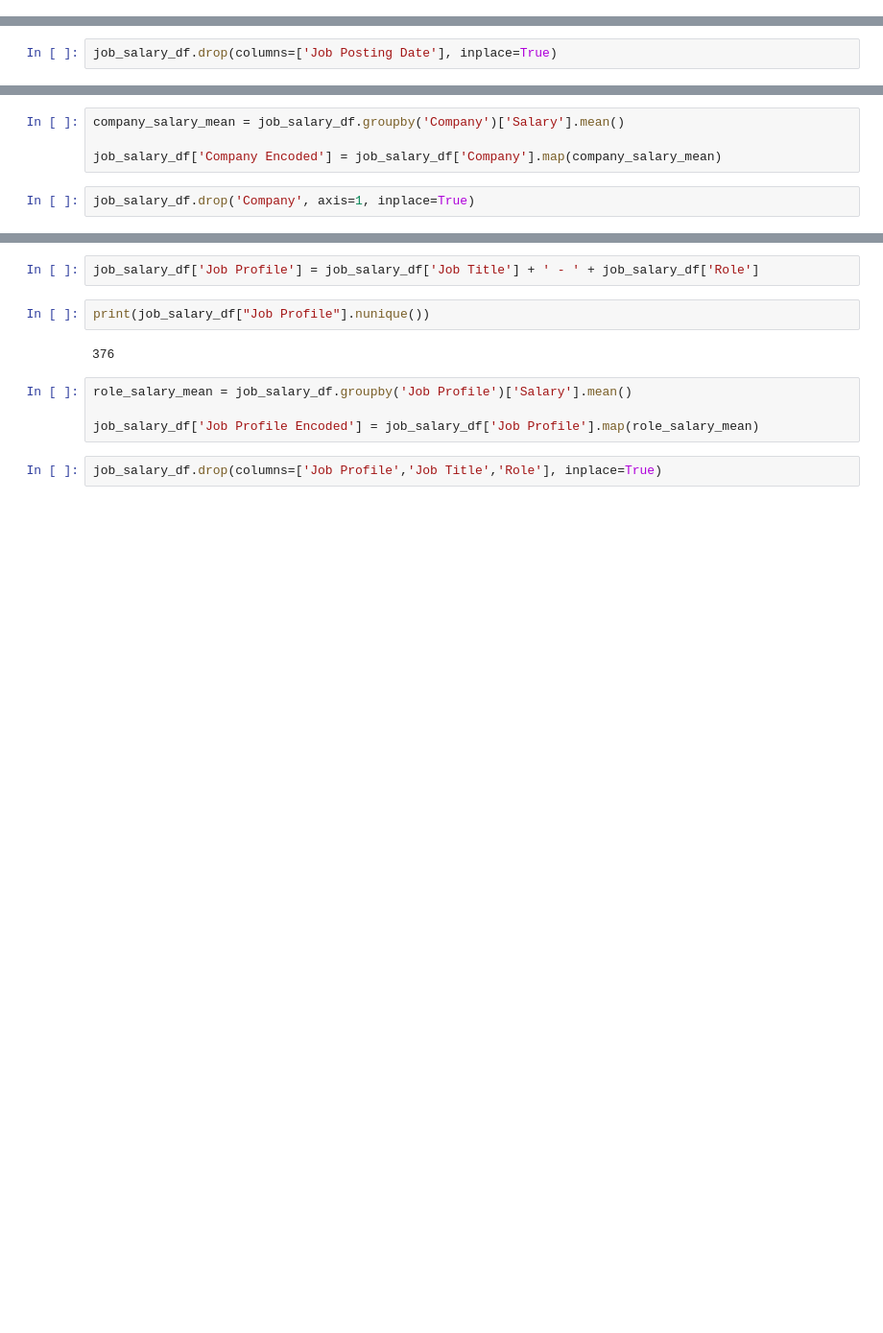
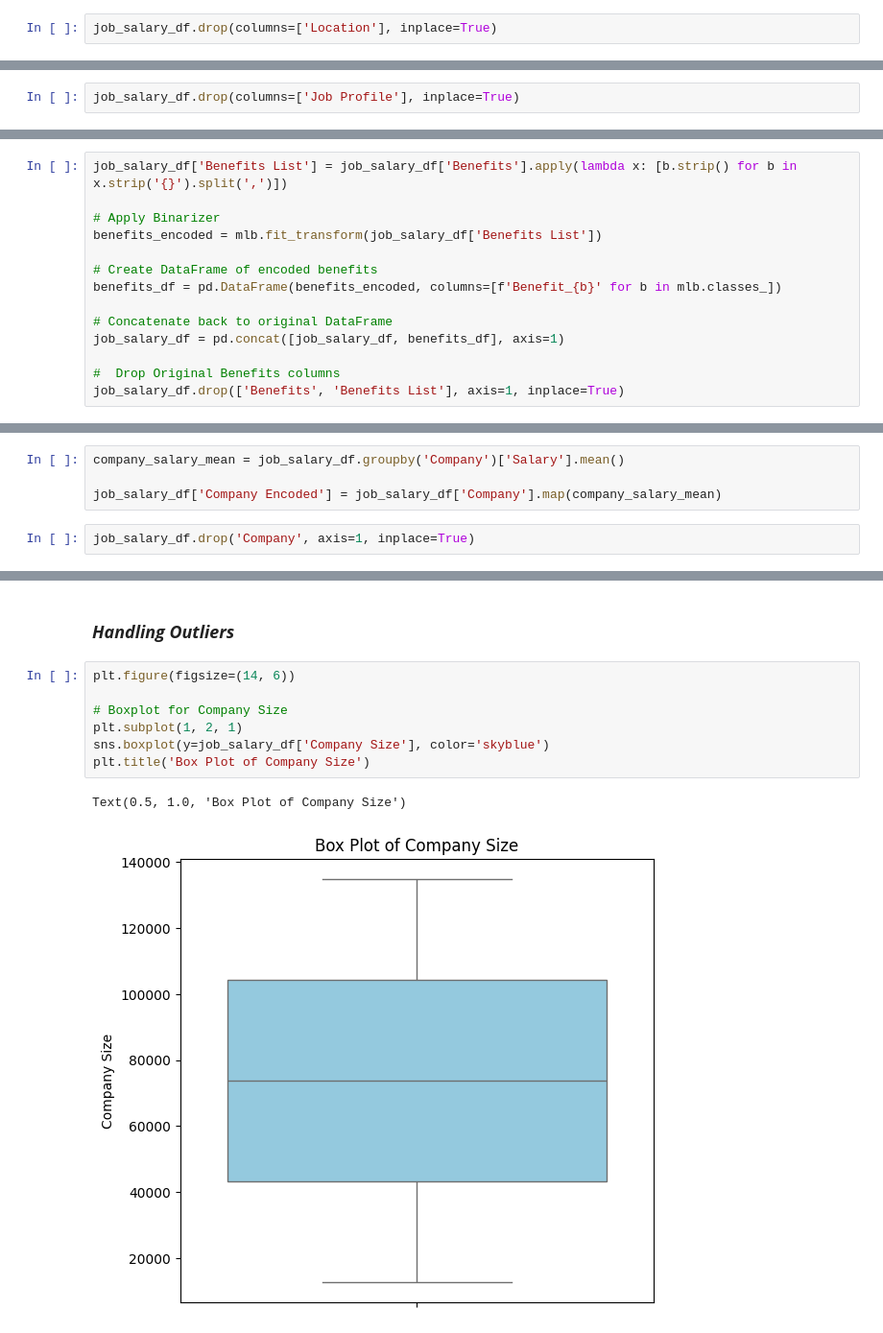
Before and after one commit to Ebio-Raza/Job-Salary-Prediction-Model, a Jupyter notebook: Proj.ipynb, the cells around one changed output, grey strips where cells are left out. Shown at 96% size. Saved outputs shown, nothing was run; the diff lists cells and outputs as text; blank space fills up the shorter version.

Commit message:
Data Transformation Completed

```diff
--- a/Proj.ipynb
+++ b/Proj.ipynb
@@ -200,3 +322,5 @@ job_salary_df.drop(columns=['Salary Range', 'min_salary', 'max_salary'], inplace
+# %%
+job_salary_df.drop(columns=['Location'], inplace=True)
 # %% [markdown]
 #### *Transforming Work Type Column*
 #### *Details*
@@ -256,2 +379,2 @@ job_salary_df['Job Posting Year'] = job_salary_df['Job Posting Date'].dt.year
 # %%
-job_salary_df.drop(columns=['Job Posting Date'], inplace=True)
+job_salary_df.drop(columns=['Job Profile'], inplace=True)
@@ -258,3 +394,17 @@ job_salary_df.drop(columns=['Job Posting Date'], inplace=True)
+# %%
+job_salary_df['Benefits List'] = job_salary_df['Benefits'].apply(lambda x: [b.strip() for b in x.strip('{}').split(',')])
+
+# Apply Binarizer
+benefits_encoded = mlb.fit_transform(job_salary_df['Benefits List'])
+
+# Create DataFrame of encoded benefits
+benefits_df = pd.DataFrame(benefits_encoded, columns=[f'Benefit_{b}' for b in mlb.classes_])
+
+# Concatenate back to original DataFrame
+job_salary_df = pd.concat([job_salary_df, benefits_df], axis=1)
+
+#  Drop Original Benefits columns
+job_salary_df.drop(['Benefits', 'Benefits List'], axis=1, inplace=True)
 # %% [markdown]
 #### *Transforming Company Column*
 #### *Details*
@@ -288,12 +428,12 @@ job_salary_df.drop('Company', axis=1, inplace=True)
-# %%
-job_salary_df['Job Profile'] = job_salary_df['Job Title'] + ' - ' + job_salary_df['Role']
-# %%
-print(job_salary_df["Job Profile"].nunique())
-# %% [output]
-376
-# %%
-role_salary_mean = job_salary_df.groupby('Job Profile')['Salary'].mean()
-
-job_salary_df['Job Profile Encoded'] = job_salary_df['Job Profile'].map(role_salary_mean)
-# %%
-job_salary_df.drop(columns=['Job Profile','Job Title','Role'], inplace=True)
+# %% [markdown]
+### ***Handling Outliers***
+# %%
+plt.figure(figsize=(14, 6))
+
+# Boxplot for Company Size
+plt.subplot(1, 2, 1)
+sns.boxplot(y=job_salary_df['Company Size'], color='skyblue')
+plt.title('Box Plot of Company Size')
+# %% [output]
+Text(0.5, 1.0, 'Box Plot of Company Size')
+[figure, added]
```
Also changed, not shown: parts of 53 cells of this notebook.
